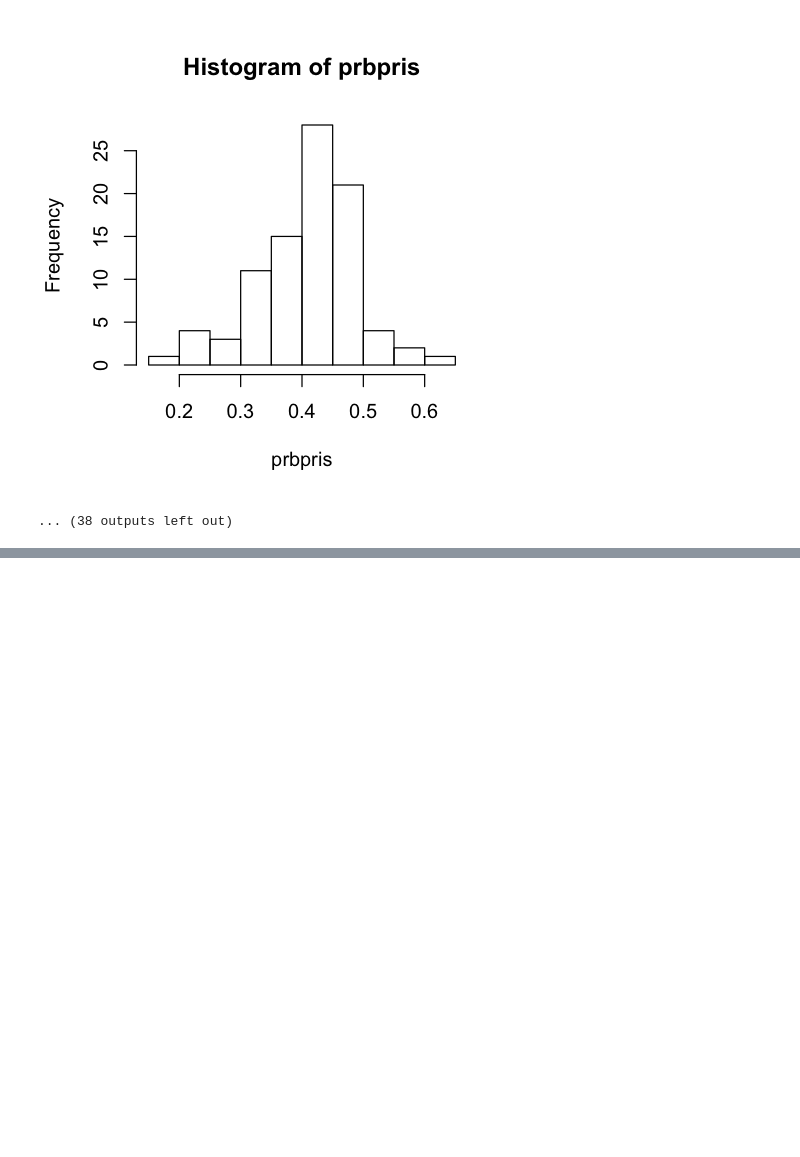
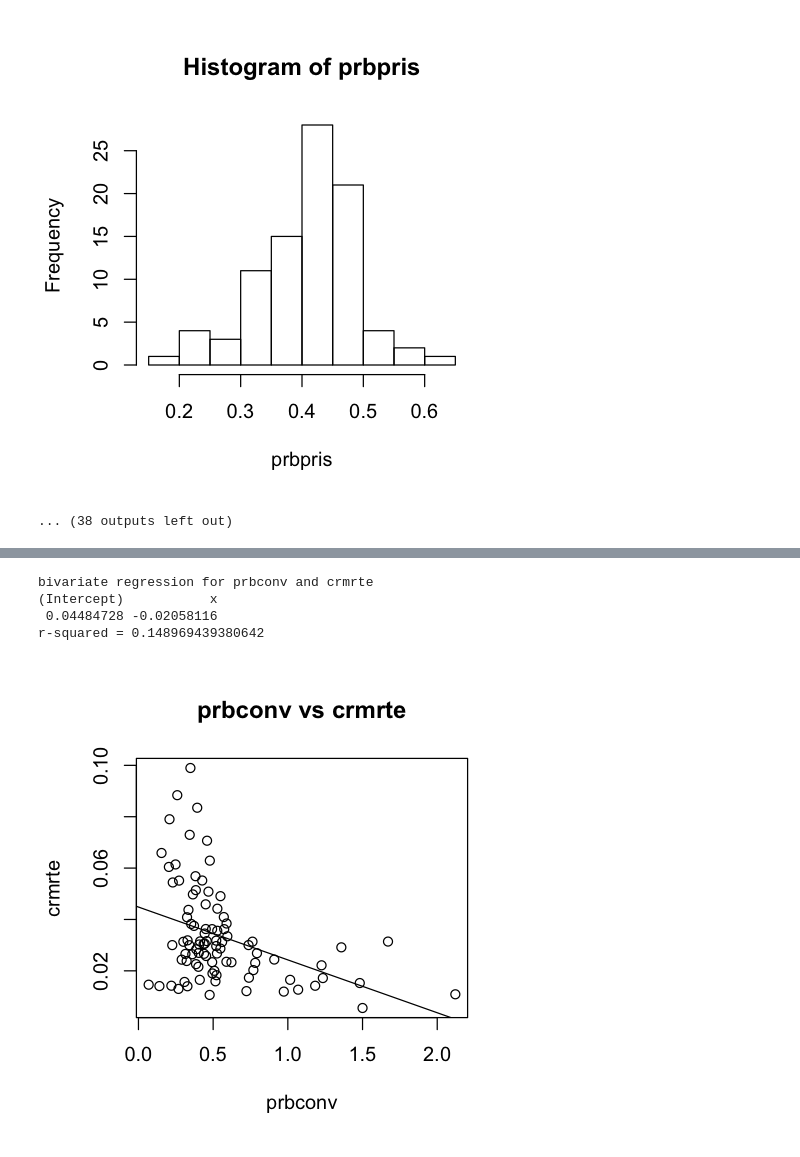
Before and after one commit to ramirocadavid/w203-Lab3, a Jupyter notebook: lab3_eda_katie.ipynb, the cells around one changed output, grey strips where cells are left out. Drawn from its saved outputs; the diff is of its cells as text; code cells hidden in the pictures; blank space fills up the shorter version.

```diff
--- a/lab3_eda_katie.ipynb
+++ b/lab3_eda_katie.ipynb
@@ -199,0 +224,8 @@ prbpris has 90 observations and 0 nulls
+# %%
+bivariate_prbconv = bivariate("prbconv", "crmrte", crime)
+# %% [output]
+bivariate regression for prbconv and crmrte
+(Intercept)           x
+ 0.04484728 -0.02058116
+r-squared = 0.148969439380642
+[figure, added]
```
Also changed, not shown: parts of 34 cells of this notebook.
